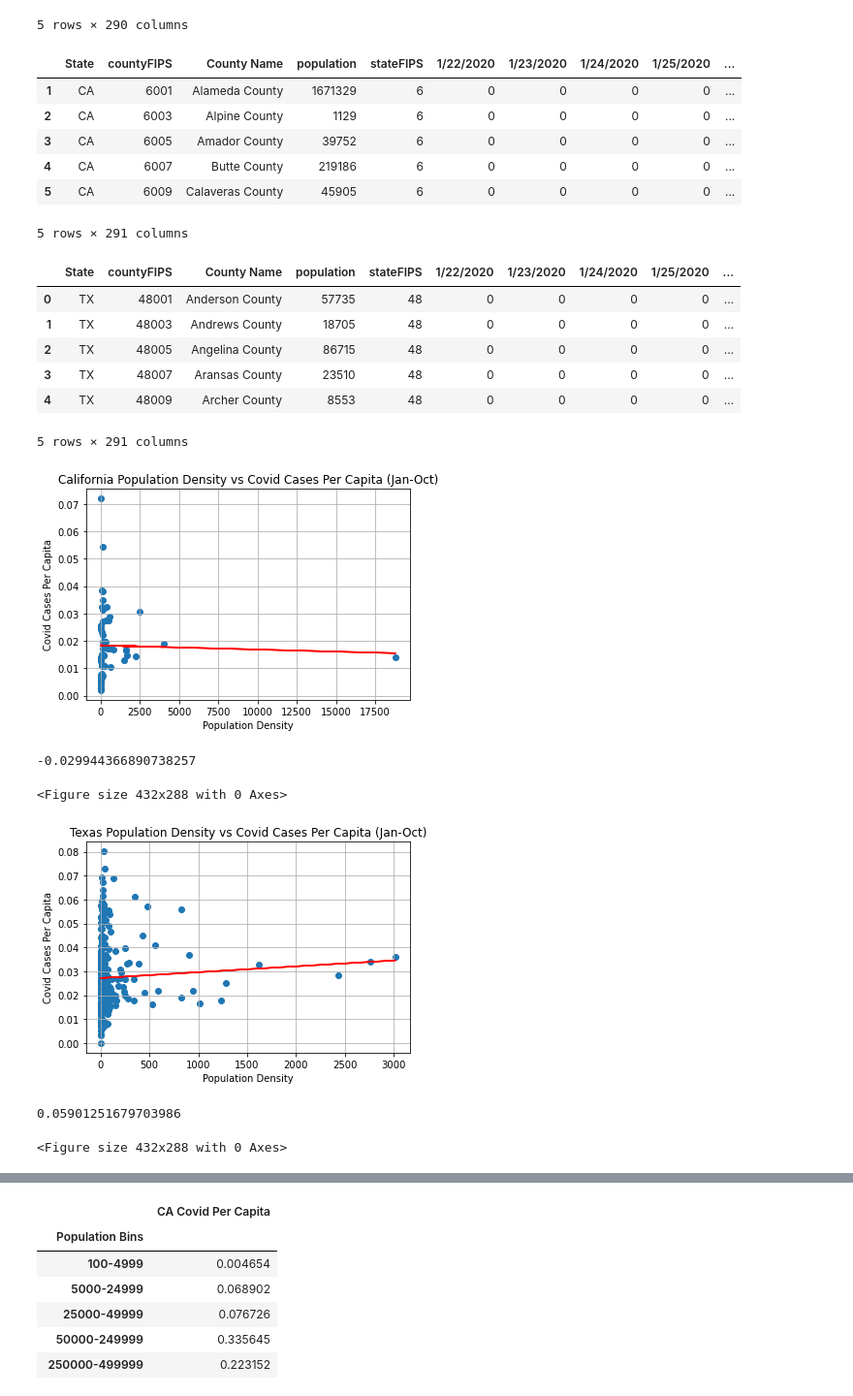
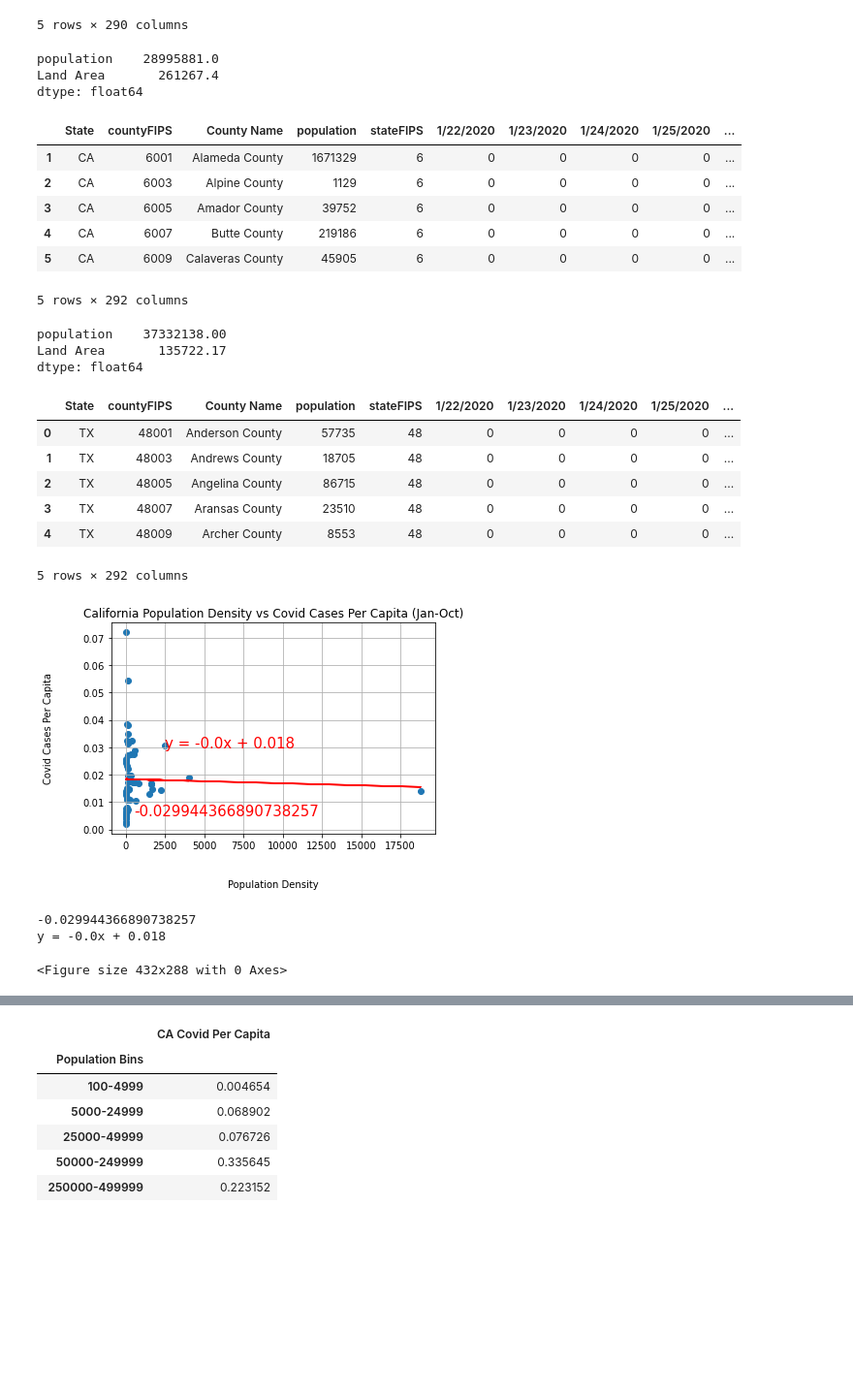
Before and after one commit to shadiaduery/bootcamp-group_project-1, a Jupyter notebook: Analysis/Population Density ScatterPlot.ipynb, the cells around one changed output, grey strips where cells are left out. Shown at 97% size. Drawn from its saved outputs; the diff is of its cells as text; code cells hidden in the pictures; blank space fills up the shorter version.

```diff
--- a/Analysis/Population Density ScatterPlot.ipynb
+++ b/Analysis/Population Density ScatterPlot.ipynb
@@ -83,6 +77,13 @@ final_TX_pd.head()
 | 3 | TX | 48007 | Aransas County | 23510 | 48 | 0 | 0 | 0 | 0 | ... |
 | 4 | TX | 48009 | Archer County | 8553 | 48 | 0 | 0 | 0 | 0 | ... |
 5 rows × 290 columns
+# %%
+final_TX_pd_pop_tot = final_TX_pd[["population","Land Area"]].sum()
+final_TX_pd_pop_tot
+# %% [output]
+population    28995881.0
+Land Area       261267.4
+dtype: float64
 # %%
 final_CA_pd = pd.merge(covid_clean_CA_df, CA_county_landsize_df, how="left", on=["County Name"])
 final_CA_pd = final_CA_pd.dropna()
@@ -92,6 +93,10 @@ final_CA_pd["Population Density"]= final_CA_pd['population']/final_CA_pd['Land A
 # Calculating Covid Per Capita
 final_CA_pd["Covid Per Capita"]= ""
 final_CA_pd["Covid Per Capita"]= final_CA_pd['10/30/2020']/final_CA_pd['population']
+# Calculating Covid per Capity by 100 people
+final_CA_pd["Covid Per Capita by 100"]= ""
+final_CA_pd["Covid Per Capita by 100"]= final_CA_pd['Covid Per Capita']*100
+
 final_CA_pd.sort_values("Population Density", ascending=False)
 final_CA_pd.head()
 # %% [output]
@@ -101,15 +106,27 @@ final_CA_pd.head()
 | 3 | CA | 6005 | Amador County | 39752 | 6 | 0 | 0 | 0 | 0 | ... |
 | 4 | CA | 6007 | Butte County | 219186 | 6 | 0 | 0 | 0 | 0 | ... |
 | 5 | CA | 6009 | Calaveras County | 45905 | 6 | 0 | 0 | 0 | 0 | ... |
-5 rows × 291 columns
+5 rows × 292 columns
+# %%
+final_CA_pd_pop_tot = final_CA_pd[["population","Land Area"]].sum()
+final_CA_pd_pop_tot
+# %% [output]
+population    37332138.00
+Land Area       135722.17
+dtype: float64
 # %%
 final_TX_pd = pd.merge(covid_clean_TX_df, TX_county_landsize_df, how="left", on=["County Name"])
 final_TX_pd = final_TX_pd.dropna()
+# Calculating populatin density
 final_TX_pd["Population Density"]= ""
 final_TX_pd["Population Density"]= final_TX_pd['population']/final_TX_pd['Land Area']
 # Calculating Covid Per Capita
 final_TX_pd["Covid Per Capita"]= ""
 final_TX_pd["Covid Per Capita"]= final_TX_pd['10/30/2020']/final_TX_pd['population']
+# Calculating Covid per Capity by 100 people
+final_TX_pd["Covid Per Capita by 100"]= ""
+final_TX_pd["Covid Per Capita by 100"]= final_TX_pd['Covid Per Capita']*100
+
 final_TX_pd.sort_values("Population Density", ascending=False)
 final_TX_pd.head()
 # %% [output]
@@ -119,45 +136,29 @@ final_TX_pd.head()
 | 2 | TX | 48005 | Angelina County | 86715 | 48 | 0 | 0 | 0 | 0 | ... |
 | 3 | TX | 48007 | Aransas County | 23510 | 48 | 0 | 0 | 0 | 0 | ... |
 | 4 | TX | 48009 | Archer County | 8553 | 48 | 0 | 0 | 0 | 0 | ... |
-5 rows × 291 columns
+5 rows × 292 columns
 # %%
 x_values = final_CA_pd["Population Density"]
 y_values = final_CA_pd["Covid Per Capita"]
+
 plt.figure()
 (slope, intercept, rvalue, pvalue, stderr) = st.linregress(x_values, y_values)
 regress_values = x_values * slope + intercept
-line_eq = "y = " + str(round(slope,2)) + "x + " + str(round(intercept,2))
+line_eq = "y = " + str(round(slope,2)) + "x + " + str(round(intercept,3))
 plt.scatter(x_values,y_values)
 plt.plot(x_values,regress_values,"r-")
+plt.annotate(line_eq,(2500,0.03),fontsize=15,color="red")
+plt.annotate(rvalue,(500,0.005),fontsize=15,color="red")
 plt.title("California Population Density vs Covid Cases Per Capita (Jan-Oct)")
-plt.xlabel("Population Density")
-plt.ylabel("Covid Cases Per Capita")
+plt.xlabel("Population Density", labelpad=30)
+plt.ylabel("Covid Cases Per Capita", labelpad=30)
 plt.grid(True)
 plt.show()
 plt.savefig("../Images/CAPop_Density_vs_Covid_Cases.png")
 print(rvalue)
-
-
-
-x_values = final_TX_pd["Population Density"]
-y_values = final_TX_pd["Covid Per Capita"]
-plt.figure()
-(slope, intercept, rvalue, pvalue, stderr) = st.linregress(x_values, y_values)
-regress_values = x_values * slope + intercept
-line_eq = "y = " + str(round(slope,2)) + "x + " + str(round(intercept,2))
-plt.scatter(x_values,y_values)
-plt.plot(x_values,regress_values,"r-")
-plt.title("Texas Population Density vs Covid Cases Per Capita (Jan-Oct)")
-plt.xlabel("Population Density")
-plt.ylabel("Covid Cases Per Capita")
-plt.grid(True)
-plt.show()
-plt.savefig("../Images/TXPop_Density_vs_Covid_Cases.png")
-print(rvalue)
+print(line_eq)
 # %% [output]
-[figure, old version]
+[figure, new version]
 -0.029944366890738257
+y = -0.0x + 0.018
 <Figure size 432x288 with 0 Axes>
-[figure, removed]
-0.05901251679703986
-<Figure size 432x288 with 0 Axes>
```
Also changed, not shown: parts of 12 cells of this notebook, 4 other files.
